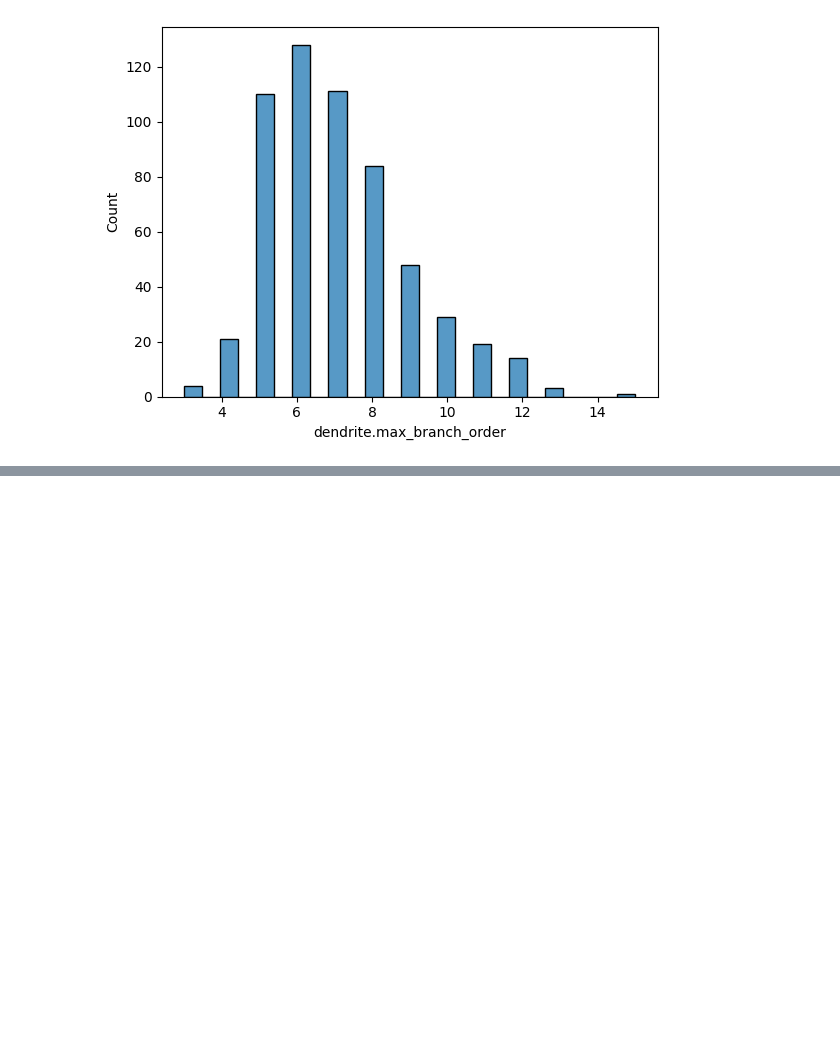
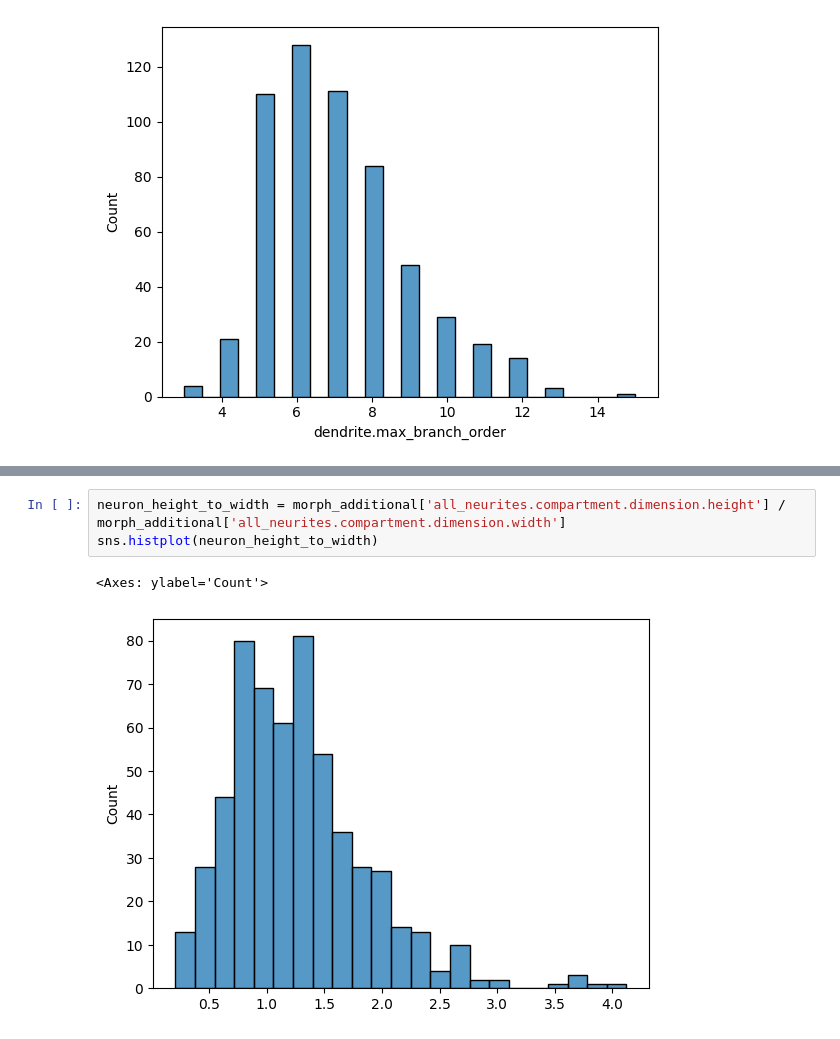
Before and after one commit to tb-harris/neuroscience-2025, a Jupyter notebook: extra/More_Morphological_Features.ipynb, the cells around one changed output, grey strips where cells are left out. Drawn from its saved outputs; the diff is of its cells as text; blank space fills up the shorter version.

```diff
--- a/extra/More_Morphological_Features.ipynb
+++ b/extra/More_Morphological_Features.ipynb
@@ -73,0 +78,6 @@ sns.histplot(morph_additional['axon.max_branch_order'])
+# %%
+neuron_height_to_width = morph_additional['all_neurites.compartment.dimension.height'] / morph_additional['all_neurites.compartment.dimension.width']
+sns.histplot(neuron_height_to_width)
+# %% [output]
+<Axes: ylabel='Count'>
+[figure, added]
```
Also changed, not shown: parts of 4 cells of this notebook.
